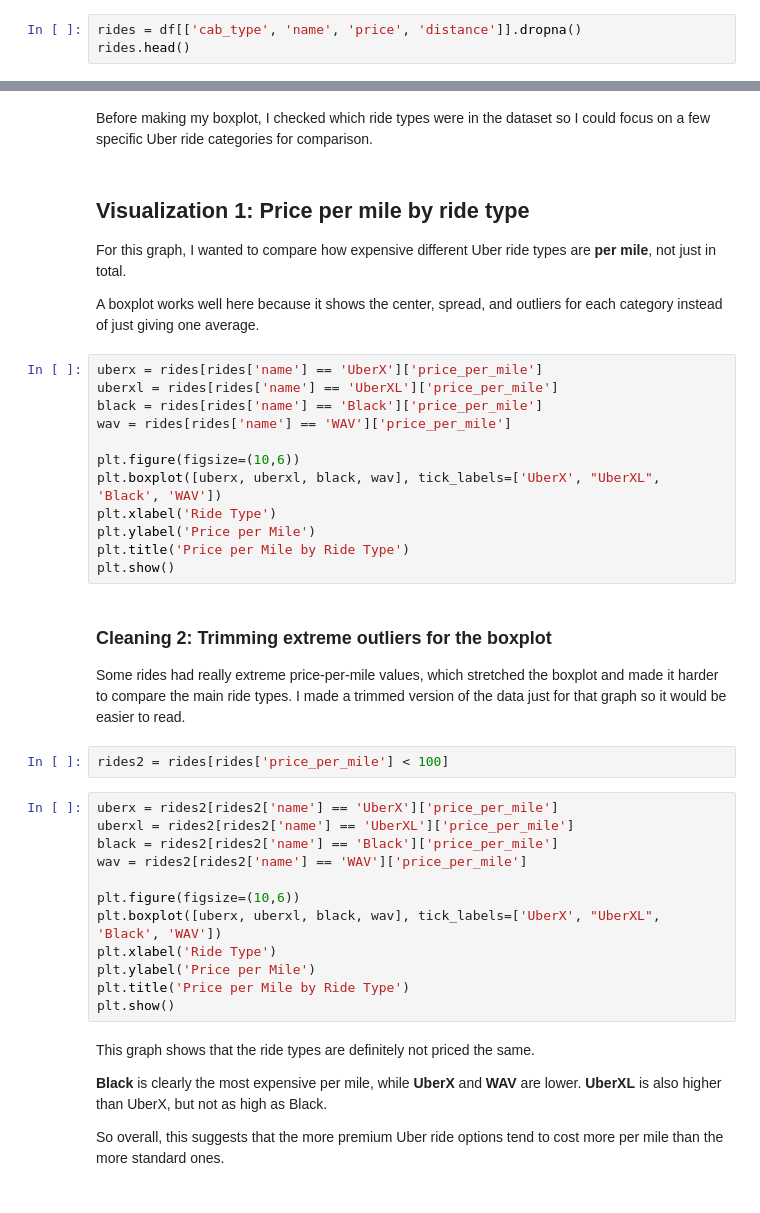
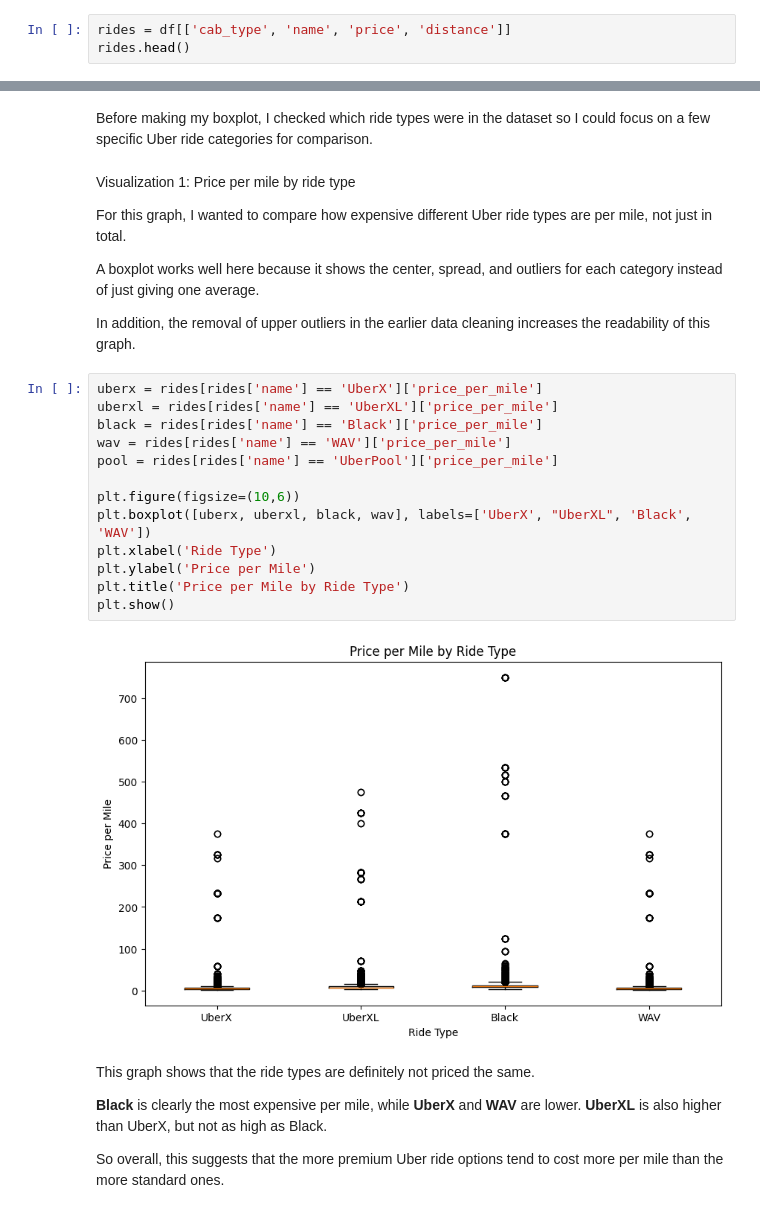
Before and after one commit to charlotm-coder/ds100miniproject-CHARLOTTE_THEOdonotjoin, a Jupyter notebook: MiniProject1.ipynb, the cells around one changed output, grey strips where cells are left out. Drawn from its saved outputs; the diff is of its cells as text.

```diff
--- a/MiniProject1.ipynb
+++ b/MiniProject1.ipynb
@@ -89,3 +42,3 @@ For my part of the project, I only needed the cab type, ride type, price, and di
 # %%
-rides = df[['cab_type', 'name', 'price', 'distance']].dropna()
+rides = df[['cab_type', 'name', 'price', 'distance']]
 rides.head()
@@ -107,41 +129,28 @@ rides['name'].value_counts()
 # %% [markdown]
 Before making my boxplot, I checked which ride types were in the dataset so I could focus on a few specific Uber ride categories for comparison.
 # %% [markdown]
-## Visualization 1: Price per mile by ride type
+Visualization 1: Price per mile by ride type
 
-For this graph, I wanted to compare how expensive different Uber ride types are **per mile**, not just in total.
+For this graph, I wanted to compare how expensive different Uber ride types are per mile, not just in total.
 
 A boxplot works well here because it shows the center, spread, and outliers for each category instead of just giving one average.
+
+In addition, the removal of upper outliers in the earlier data cleaning increases the readability of this graph.
 # %%
 uberx = rides[rides['name'] == 'UberX']['price_per_mile']
 uberxl = rides[rides['name'] == 'UberXL']['price_per_mile']
 black = rides[rides['name'] == 'Black']['price_per_mile']
 wav = rides[rides['name'] == 'WAV']['price_per_mile']
+pool = rides[rides['name'] == 'UberPool']['price_per_mile']
 
 plt.figure(figsize=(10,6))
-plt.boxplot([uberx, uberxl, black, wav], tick_labels=['UberX', "UberXL", 'Black', 'WAV'])
+plt.boxplot([uberx, uberxl, black, wav], labels=['UberX', "UberXL", 'Black', 'WAV'])
 plt.xlabel('Ride Type')
 plt.ylabel('Price per Mile')
 plt.title('Price per Mile by Ride Type')
 plt.show()
+# %% [output]
+[figure, added]
-# %% [markdown]
-### Cleaning 2: Trimming extreme outliers for the boxplot
-
-Some rides had really extreme price-per-mile values, which stretched the boxplot and made it harder to compare the main ride types. I made a trimmed version of the data just for that graph so it would be easier to read.
-# %%
-rides2 = rides[rides['price_per_mile'] < 100]
-# %%
-uberx = rides2[rides2['name'] == 'UberX']['price_per_mile']
-uberxl = rides2[rides2['name'] == 'UberXL']['price_per_mile']
-black = rides2[rides2['name'] == 'Black']['price_per_mile']
-wav = rides2[rides2['name'] == 'WAV']['price_per_mile']
-
-plt.figure(figsize=(10,6))
-plt.boxplot([uberx, uberxl, black, wav], tick_labels=['UberX', "UberXL", 'Black', 'WAV'])
-plt.xlabel('Ride Type')
-plt.ylabel('Price per Mile')
-plt.title('Price per Mile by Ride Type')
-plt.show()
 # %% [markdown]
 This graph shows that the ride types are definitely not priced the same.
 
```
Also changed, not shown: parts of 38 cells of this notebook.
